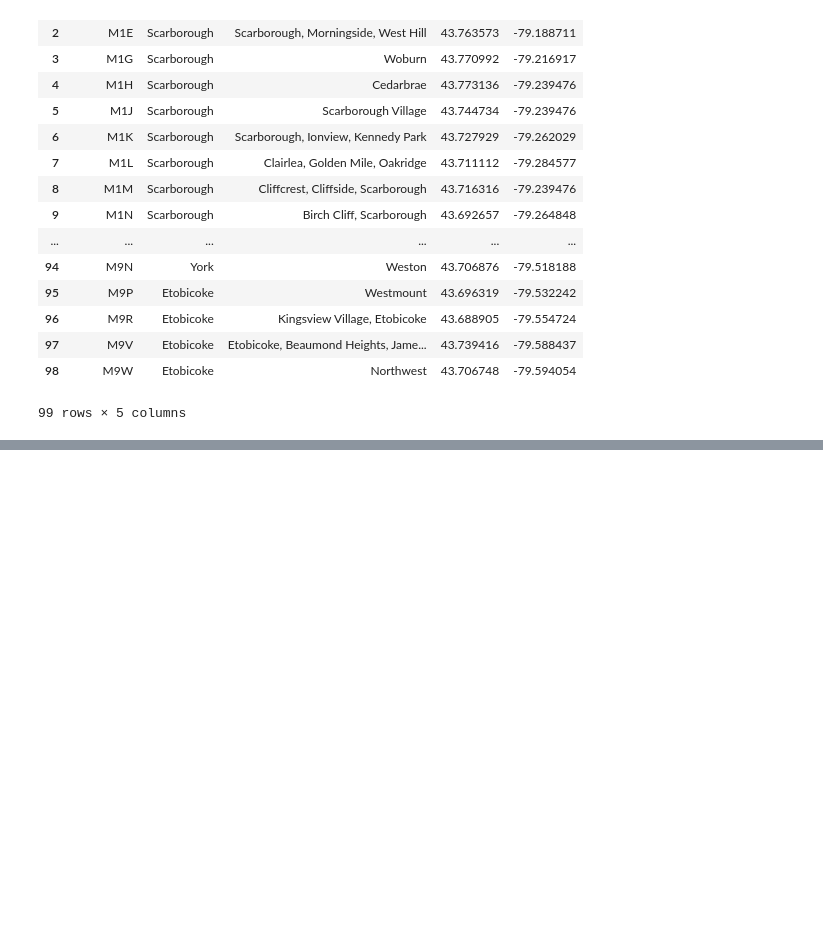
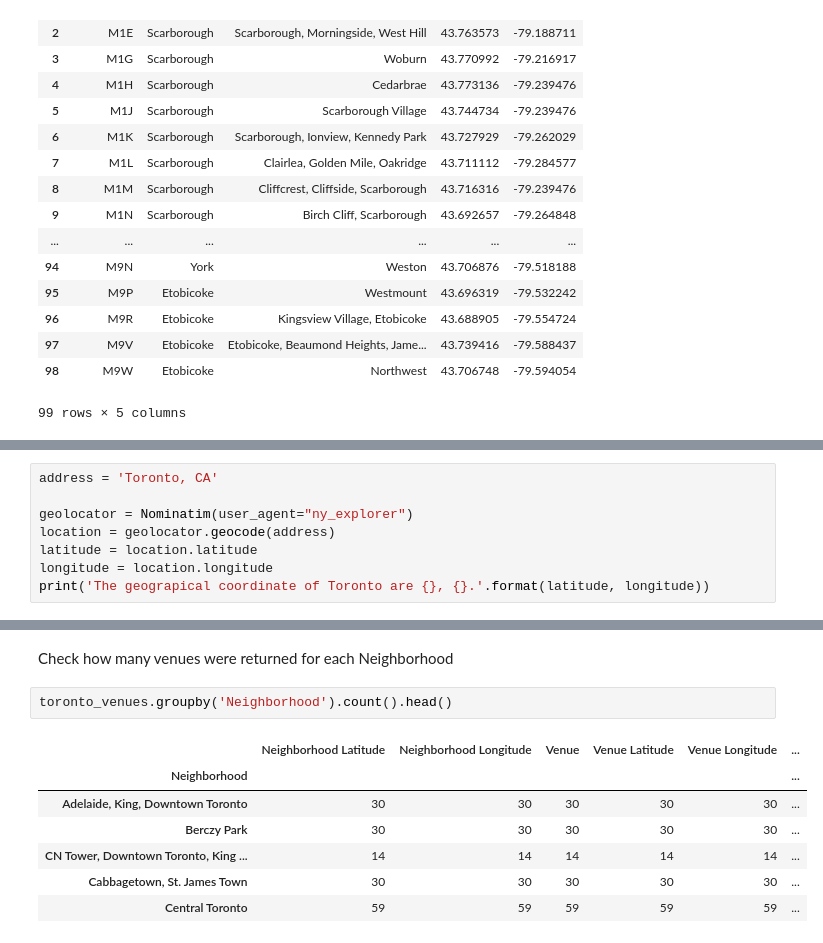
Before and after one commit to petereczek/Coursera_Capstone, a Jupyter notebook: Clustering Neighborhoods in Toronto.ipynb, the cells around one changed output, grey strips where cells are left out. Drawn from its saved outputs; the diff is of its cells as text; blank space fills up the shorter version.

```diff
--- a/Clustering Neighborhoods in Toronto.ipynb
+++ b/Clustering Neighborhoods in Toronto.ipynb
@@ -87,0 +105,8 @@ df3
+# %%
+address = 'Toronto, CA'
+
+geolocator = Nominatim(user_agent="ny_explorer")
+location = geolocator.geocode(address)
+latitude = location.latitude
+longitude = location.longitude
+print('The geograpical coordinate of Toronto are {}, {}.'.format(latitude, longitude))
@@ -87,0 +213,12 @@ df3
+# %% [markdown]
+Check how many venues were returned for each Neighborhood
+# %%
+toronto_venues.groupby('Neighborhood').count().head()
+# %% [output]
+|  | Neighborhood Latitude | Neighborhood Longitude | Venue | Venue Latitude | Venue Longitude | ... |
+| Neighborhood |  |  |  |  |  | ... |
+| Adelaide, King, Downtown Toronto | 30 | 30 | 30 | 30 | 30 | ... |
+| Berczy Park | 30 | 30 | 30 | 30 | 30 | ... |
+| CN Tower, Downtown Toronto, King ... | 14 | 14 | 14 | 14 | 14 | ... |
+| Cabbagetown, St. James Town | 30 | 30 | 30 | 30 | 30 | ... |
+| Central Toronto | 59 | 59 | 59 | 59 | 59 | ... |
```
Also changed, not shown: parts of 24 cells of this notebook.
